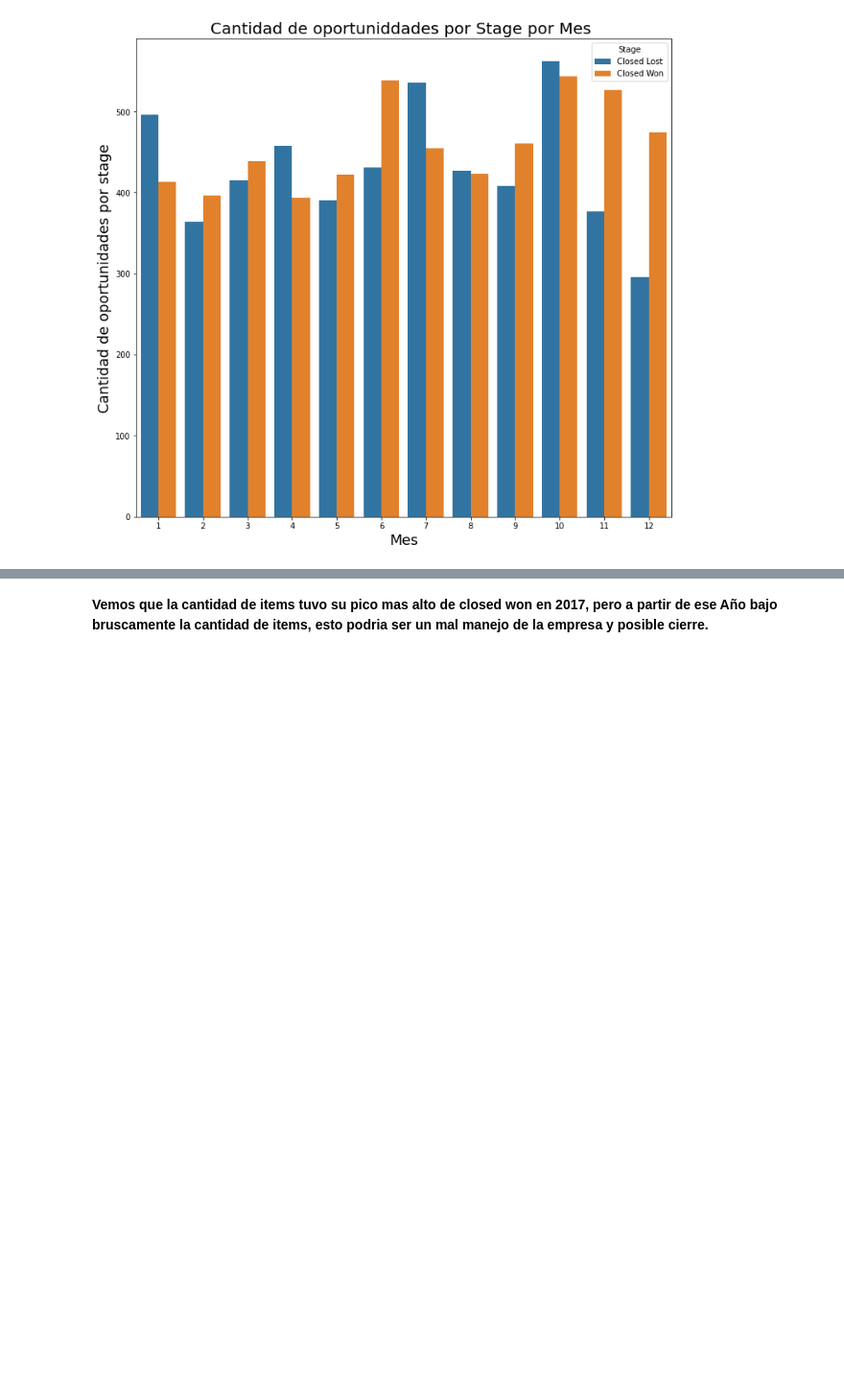
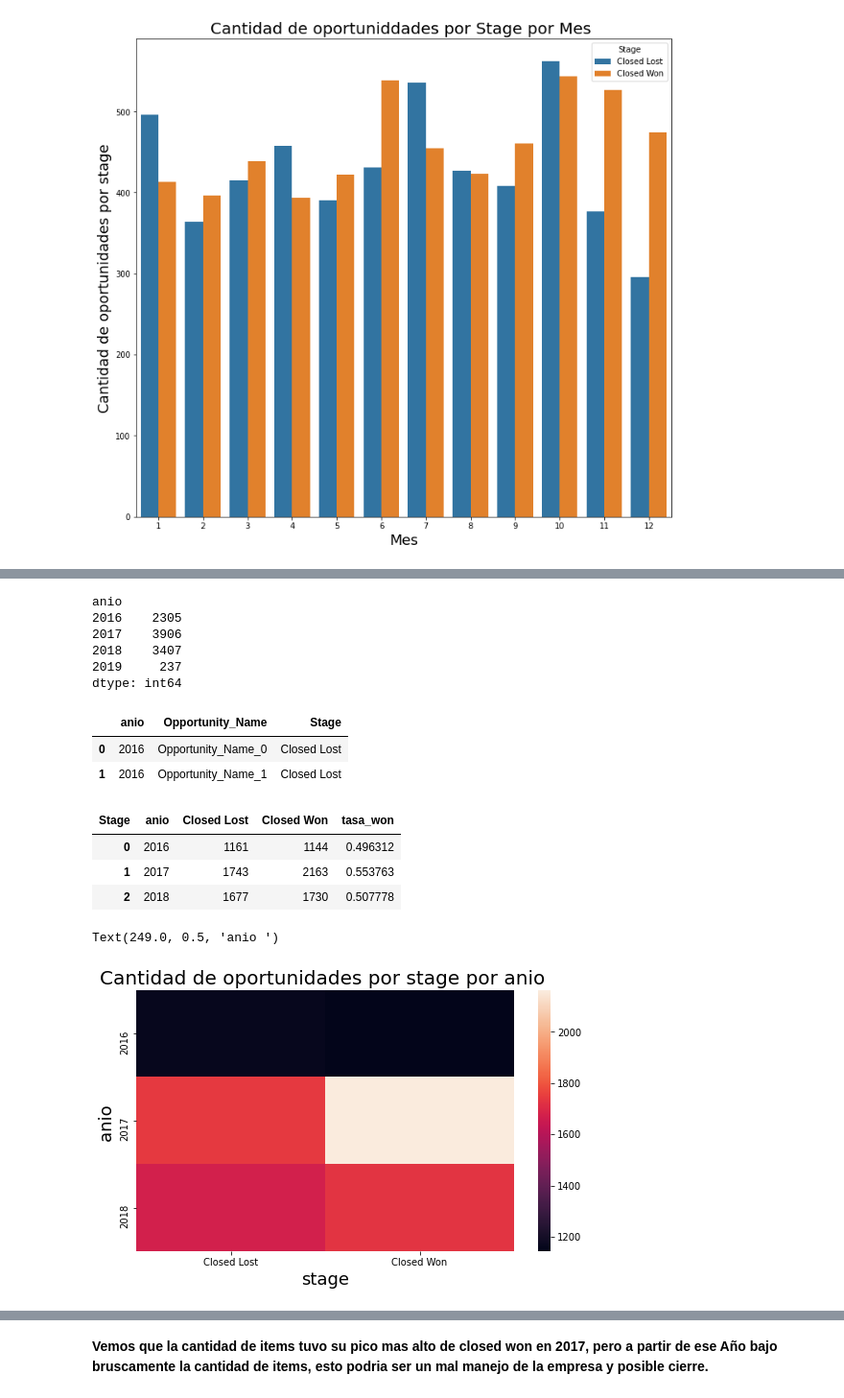
Before and after one commit to joaquinparodi/TP-DATOS, a Jupyter notebook: tp1orga.ipynb, the cells around one changed output, grey strips where cells are left out. Shown at 96% size. Cells and saved outputs as stored; diff of their text form; code cells hidden in the pictures; blank space fills up the shorter version.

```diff
--- a/tp1orga.ipynb
+++ b/tp1orga.ipynb
@@ -195,0 +339,10 @@ Text(0, 0.5, 'Cantidad de oportunidades por stage')
+# %%
+anio_opportunity_stage.groupby(['anio']).size()
+#se saca 2019 por pocos datos
+# %% [output]
+anio
+2016    2305
+2017    3906
+2018    3407
+2019     237
+dtype: int64
@@ -195,0 +351,6 @@ Text(0, 0.5, 'Cantidad de oportunidades por stage')
+# %%
+ anio_opportunity_stage.head(2)
+# %% [output]
+|  | anio | Opportunity_Name | Stage |
+| 0 | 2016 | Opportunity_Name_0 | Closed Lost |
+| 1 | 2016 | Opportunity_Name_1 | Closed Lost |
@@ -196,4 +366,31 @@ Text(0, 0.5, 'Cantidad de oportunidades por stage')
+# %%
+cant_anio_opportunity_stage
+# %% [output]
+| Stage | anio | Closed Lost | Closed Won | tasa_won |
+| 0 | 2016 | 1161 | 1144 | 0.496312 |
+| 1 | 2017 | 1743 | 2163 | 0.553763 |
+| 2 | 2018 | 1677 | 1730 | 0.507778 |
 # %%
 sns.violinplot("gender", "split_frac", data=data,
                palette=["lightblue", "lightpink"]);
+# %%
+df2=cant_anio_opportunity_stage[['anio','Closed Lost', 	'Closed Won']].set_index('anio')
+# %%
+
+fig, ax = plt.subplots(figsize=(30,11))
+
+
+#fig = plt.figure()
+#fig.subplots_adjust(bottom=0.025, left=0.025, top = 0.975, right=0.975)
+ax1=plt.subplot(2, 3, 4)
+
+
+#g = sns.barplot(x=df['Opportunity_Name'], y=df['total_trf_with_opportunity'],hue="Stage",data=df,ax=ax)
+g = sns.heatmap(  data=df2,ax=ax1)
+g.set_title("Cantidad de oportunidades por stage por anio ", fontsize=20)
+g.set_xlabel("stage", fontsize=18)
+g.set_ylabel("anio ", fontsize=18)
+# %% [output]
+Text(249.0, 0.5, 'anio ')
+[figure, added]
 # %%
```
Also changed, not shown: parts of 31 cells of this notebook.
